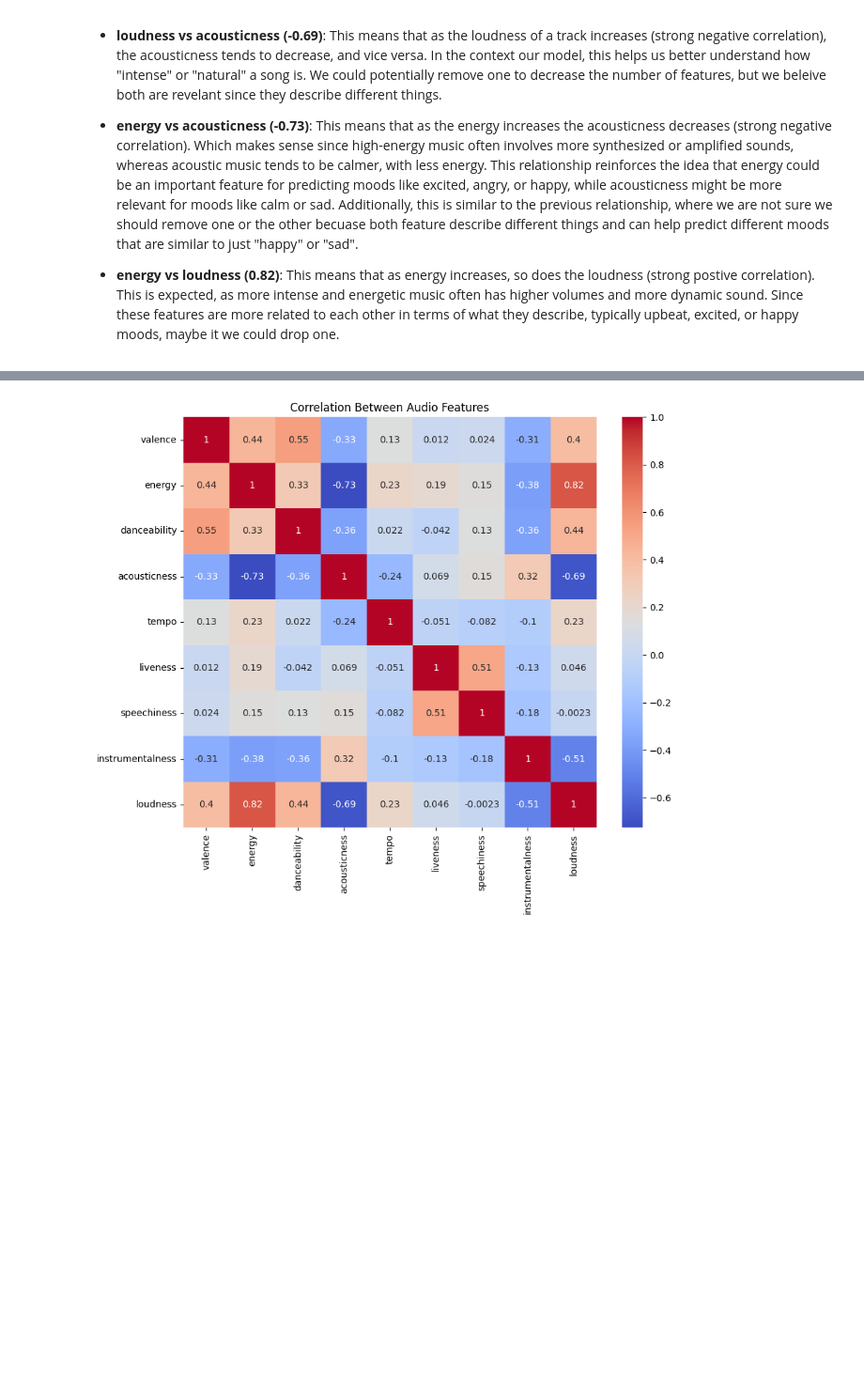
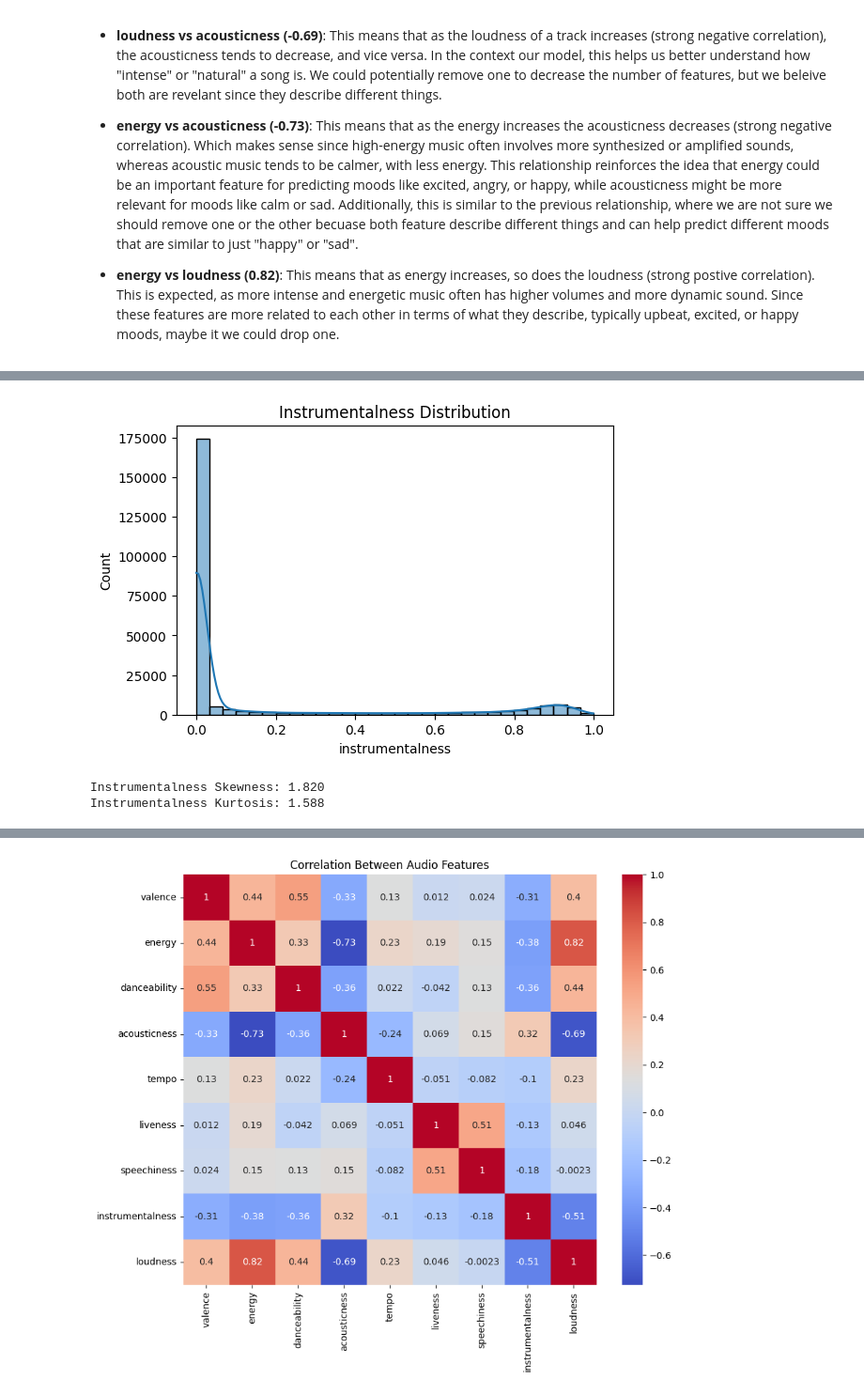
Before and after one commit to cayetana-h/Moodify, a Jupyter notebook: project.ipynb, the cells around one changed output, grey strips where cells are left out. Shown at 94% size. Drawn from its saved outputs; the diff is of its cells as text; code cells hidden in the pictures; blank space fills up the shorter version.

```diff
--- a/project.ipynb
+++ b/project.ipynb
@@ -307,0 +324,17 @@ Now, to further analyze the relationship between the features, we have decided t
+# %%
+plt.figure(figsize=(6, 4))
+sns.histplot(df['instrumentalness'], kde=True, bins=30)
+plt.title('Instrumentalness Distribution')
+plt.show()
+
+inst_data = df['instrumentalness'].dropna()
+
+inst_skew = skew(inst_data)
+inst_kurt = kurtosis(inst_data)  # Fisher's definition: normal = 0
+
+print(f"Instrumentalness Skewness: {inst_skew:.3f}")
+print(f"Instrumentalness Kurtosis: {inst_kurt:.3f}")
+# %% [output]
+[figure, added]
+Instrumentalness Skewness: 1.820
+Instrumentalness Kurtosis: 1.588
```
Also changed, not shown: parts of 4 cells of this notebook.
